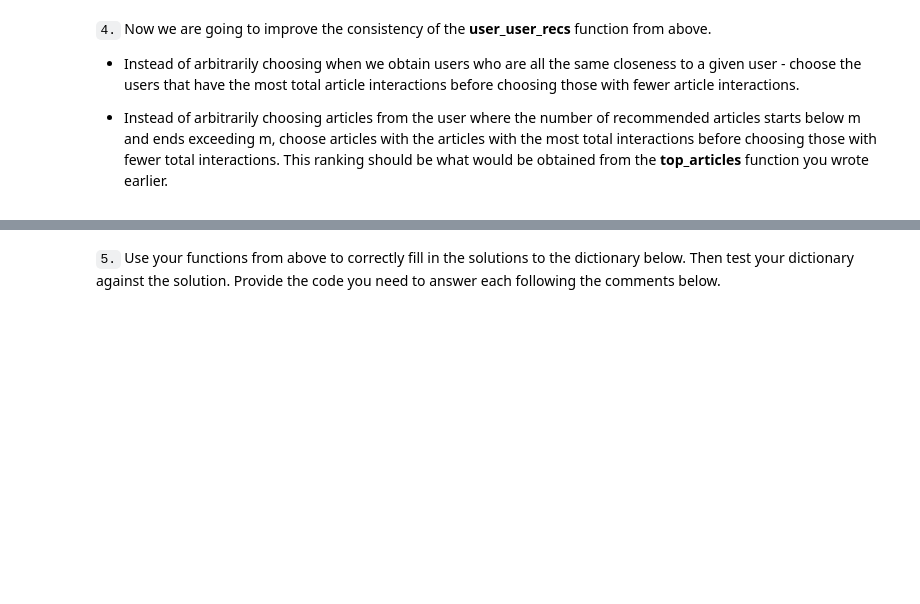
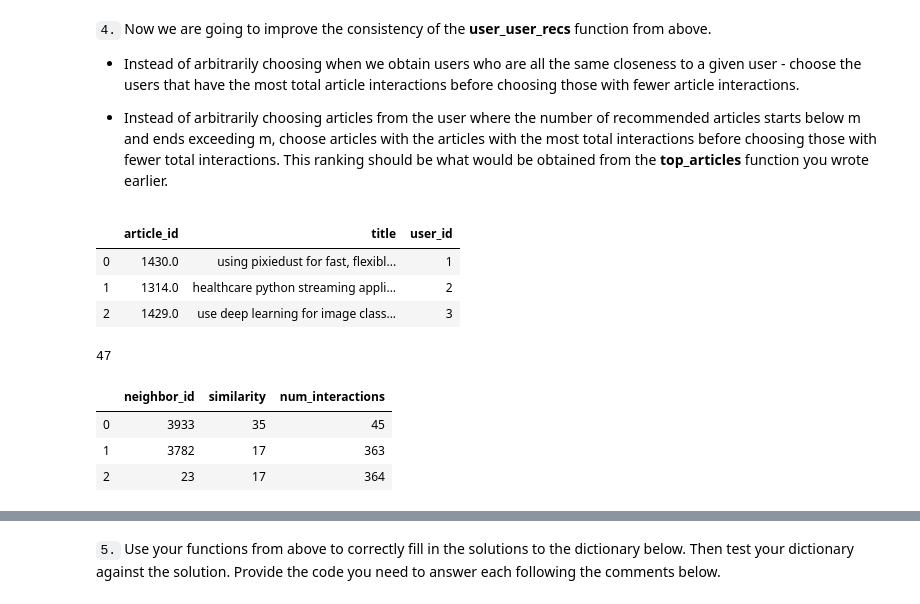
Before and after one commit to hider-toula/Recommendations_with_IBM, a Jupyter notebook: Recommendations_with_IBM.ipynb, the cells around one changed output, grey strips where cells are left out. Cells and saved outputs as stored; diff of their text form; code cells hidden in the pictures; blank space fills up the shorter version.

```diff
--- a/Recommendations_with_IBM.ipynb
+++ b/Recommendations_with_IBM.ipynb
@@ -548,3 +659,14 @@ print("If this is all you see, you passed all of our tests!  Nice job!")
 
 
 * Instead of arbitrarily choosing articles from the user where the number of recommended articles starts below m and ends exceeding m, choose articles with the articles with the most total interactions before choosing those with fewer total interactions. This ranking should be  what would be obtained from the **top_articles** function you wrote earlier.
+# %%
+df.head(3)
+# %% [output]
+|  | article_id | title | user_id |
+| 0 | 1430.0 | using pixiedust for fast, flexibl... | 1 |
+| 1 | 1314.0 | healthcare python streaming appli... | 2 |
+| 2 | 1429.0 | use deep learning for image class... | 3 |
+# %%
+df.groupby(['user_id']).count()['article_id'].loc[1]
+# %% [output]
+47
@@ -551,3 +685,10 @@ print("If this is all you see, you passed all of our tests!  Nice job!")
+# %%
+neighbors_df.head(3)
+# %% [output]
+|  | neighbor_id | similarity | num_interactions |
+| 0 | 3933 | 35 | 45 |
+| 1 | 3782 | 17 | 363 |
+| 2 | 23 | 17 | 364 |
 # %%
 def get_top_sorted_users(user_id, df=df, user_item=user_item):
     '''
```
Also changed, not shown: parts of 28 cells of this notebook.
